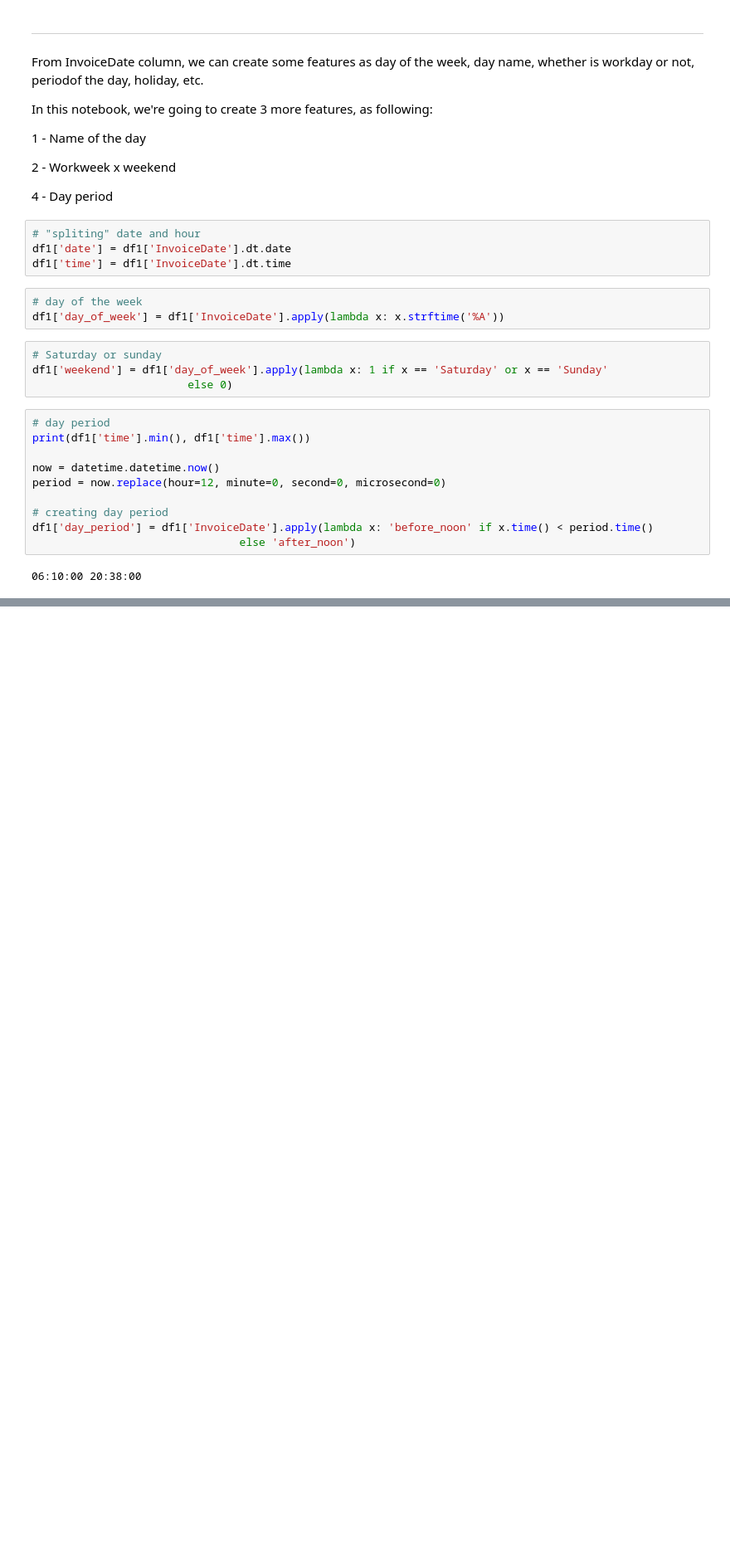
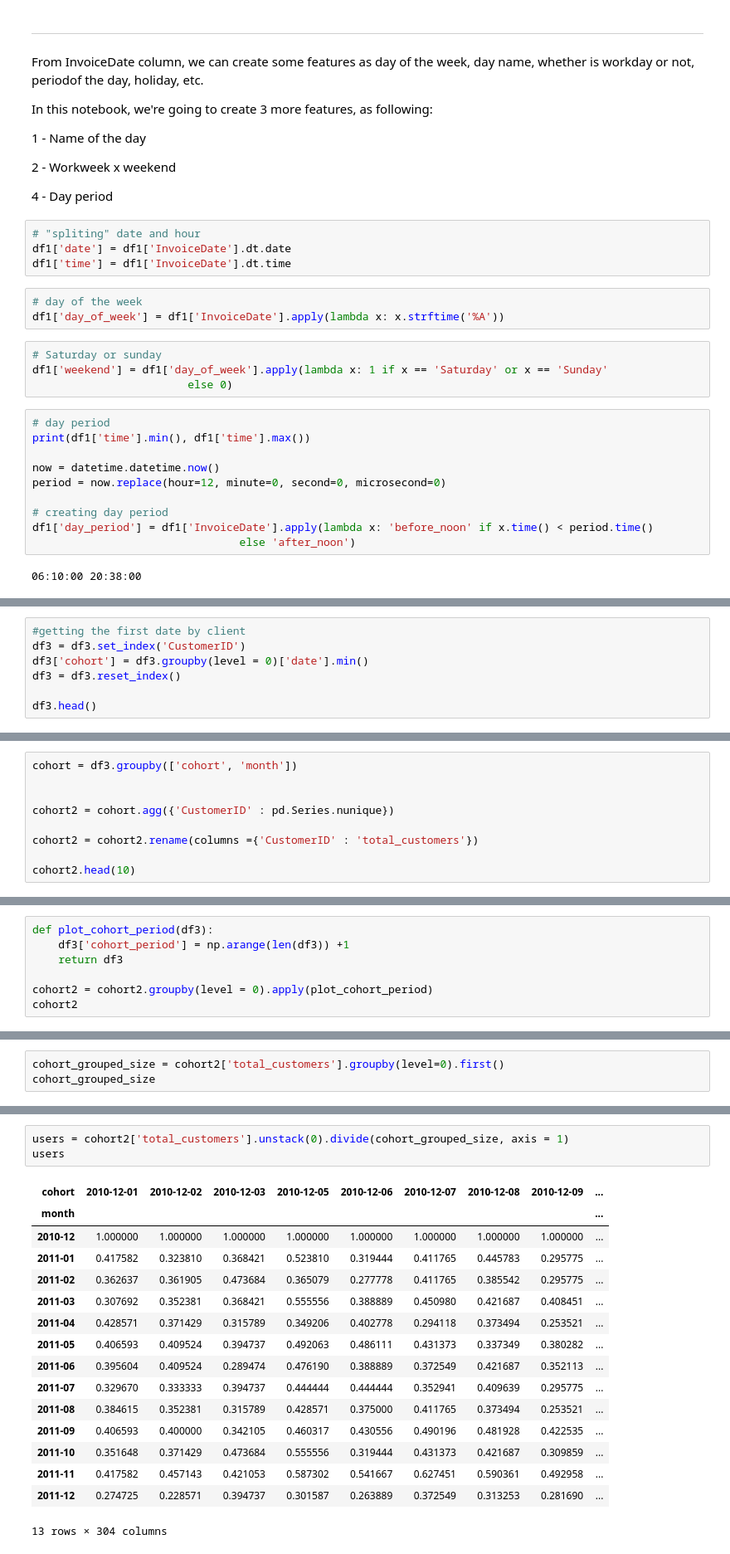
Before and after one commit to daianeklein/customer-segmentation, a Jupyter notebook: customer-segmentation.ipynb, the cells around one changed output, grey strips where cells are left out. Shown: that part at 83% size. Cells and saved outputs as stored; diff of their text form; blank space fills up the shorter version.

```diff
--- a/customer-segmentation.ipynb
+++ b/customer-segmentation.ipynb
@@ -392,0 +463,7 @@ set_chart_settings('Quantity by Period of the Day')
+# %%
+#getting the first date by client
+df3 = df3.set_index('CustomerID')
+df3['cohort'] = df3.groupby(level = 0)['date'].min()
+df3 = df3.reset_index()
+
+df3.head()
@@ -392,0 +477,9 @@ set_chart_settings('Quantity by Period of the Day')
+# %%
+cohort = df3.groupby(['cohort', 'month'])
+
+
+cohort2 = cohort.agg({'CustomerID' : pd.Series.nunique})
+
+cohort2 = cohort2.rename(columns ={'CustomerID' : 'total_customers'})
+
+cohort2.head(10)
@@ -392,0 +499,7 @@ set_chart_settings('Quantity by Period of the Day')
+# %%
+def plot_cohort_period(df3):
+    df3['cohort_period'] = np.arange(len(df3)) +1
+    return df3
+
+cohort2 = cohort2.groupby(level = 0).apply(plot_cohort_period)
+cohort2
@@ -392,0 +521,3 @@ set_chart_settings('Quantity by Period of the Day')
+# %%
+cohort_grouped_size = cohort2['total_customers'].groupby(level=0).first()
+cohort_grouped_size
@@ -392,0 +538,20 @@ set_chart_settings('Quantity by Period of the Day')
+# %%
+users = cohort2['total_customers'].unstack(0).divide(cohort_grouped_size, axis = 1)
+users
+# %% [output]
+| cohort | 2010-12-01 | 2010-12-02 | 2010-12-03 | 2010-12-05 | 2010-12-06 | 2010-12-07 | 2010-12-08 | 2010-12-09 | ... |
+| month |  |  |  |  |  |  |  |  | ... |
+| 2010-12 | 1.000000 | 1.000000 | 1.000000 | 1.000000 | 1.000000 | 1.000000 | 1.000000 | 1.000000 | ... |
+| 2011-01 | 0.417582 | 0.323810 | 0.368421 | 0.523810 | 0.319444 | 0.411765 | 0.445783 | 0.295775 | ... |
+| 2011-02 | 0.362637 | 0.361905 | 0.473684 | 0.365079 | 0.277778 | 0.411765 | 0.385542 | 0.295775 | ... |
+| 2011-03 | 0.307692 | 0.352381 | 0.368421 | 0.555556 | 0.388889 | 0.450980 | 0.421687 | 0.408451 | ... |
+| 2011-04 | 0.428571 | 0.371429 | 0.315789 | 0.349206 | 0.402778 | 0.294118 | 0.373494 | 0.253521 | ... |
+| 2011-05 | 0.406593 | 0.409524 | 0.394737 | 0.492063 | 0.486111 | 0.431373 | 0.337349 | 0.380282 | ... |
+| 2011-06 | 0.395604 | 0.409524 | 0.289474 | 0.476190 | 0.388889 | 0.372549 | 0.421687 | 0.352113 | ... |
+| 2011-07 | 0.329670 | 0.333333 | 0.394737 | 0.444444 | 0.444444 | 0.352941 | 0.409639 | 0.295775 | ... |
+| 2011-08 | 0.384615 | 0.352381 | 0.315789 | 0.428571 | 0.375000 | 0.411765 | 0.373494 | 0.253521 | ... |
+| 2011-09 | 0.406593 | 0.400000 | 0.342105 | 0.460317 | 0.430556 | 0.490196 | 0.481928 | 0.422535 | ... |
+| 2011-10 | 0.351648 | 0.371429 | 0.473684 | 0.555556 | 0.319444 | 0.431373 | 0.421687 | 0.309859 | ... |
+| 2011-11 | 0.417582 | 0.457143 | 0.421053 | 0.587302 | 0.541667 | 0.627451 | 0.590361 | 0.492958 | ... |
+| 2011-12 | 0.274725 | 0.228571 | 0.394737 | 0.301587 | 0.263889 | 0.372549 | 0.313253 | 0.281690 | ... |
+13 rows × 304 columns
```
Also changed, not shown: parts of 64 cells of this notebook.
